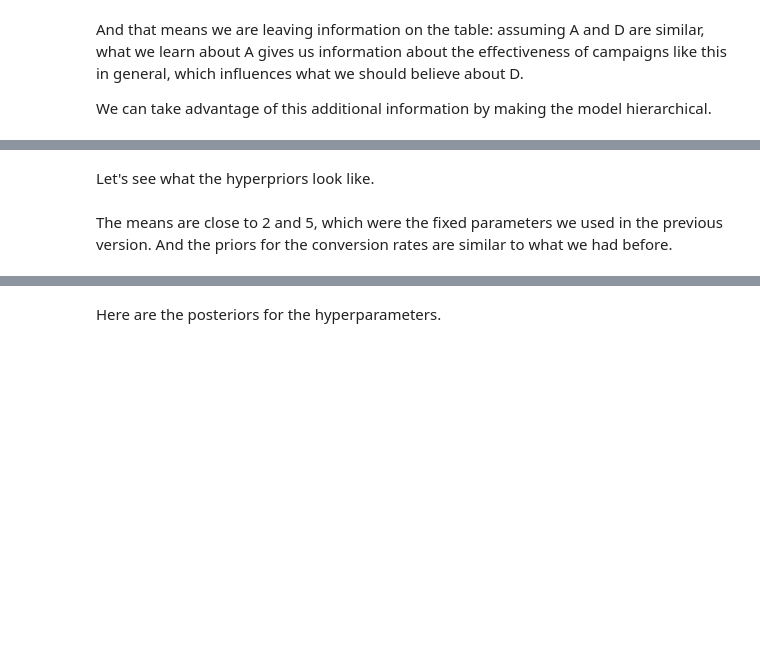
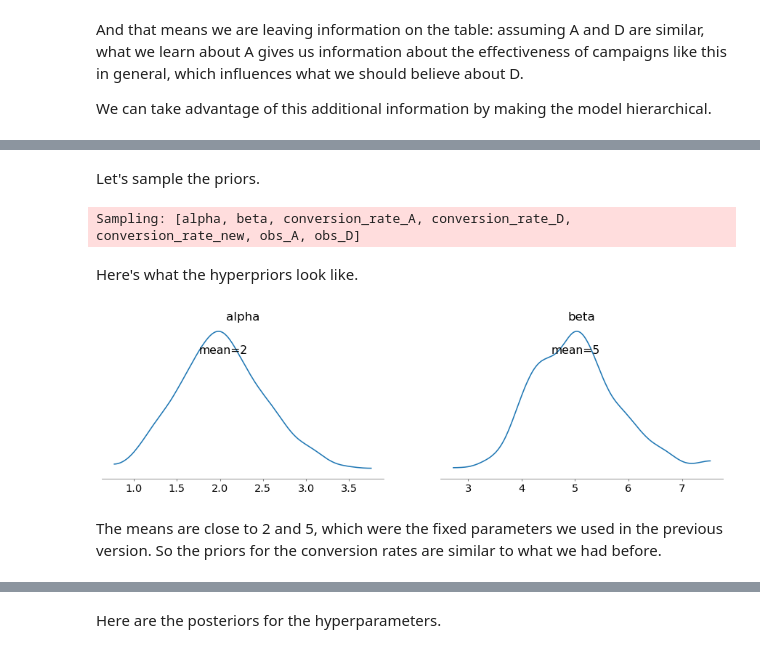
Before and after one commit to AllenDowney/BDAwithPyMC, a Jupyter notebook: solutions/01_beta_binomial.ipynb, the cells around one changed output, grey strips where cells are left out. Cells and saved outputs as stored; diff of their text form; code cells hidden in the pictures; blank space fills up the shorter version.

```diff
--- a/solutions/01_beta_binomial.ipynb
+++ b/solutions/01_beta_binomial.ipynb
@@ -251,7 +298,12 @@ When we run a campaign, we'll update this dictionary with the number of people w
-# %%
-def run_campaign(d, n=100):
-    d['n'] += n
-    d['k'] += binomial_dist.rvs(n=n, p=d['p'])
+# %%
+def run_campaign(d, n=100):
+    # Draw the number of successes for this campaign
+    dist = pm.Binomial.dist(n=n, p=d["p"])
+    k = pm.draw(dist)
+
+    # Update totals
+    d["n"] += n
+    d["k"] += k
 # %% [markdown]
 As an example, suppose we send version A to 100 people.
 # %%
@@ -475,6 +583,9 @@ with pm.Model() as model_hierarchical:
     conversion_rate_A = pm.Beta("conversion_rate_A", alpha, beta)
     conversion_rate_D = pm.Beta("conversion_rate_D", alpha, beta)
 
+    # come back and add this later
+    conversion_rate_new = pm.Beta("conversion_rate_new", alpha, beta)
+
     # Likelihoods for observed data
-    pm.Binomial("obs_A", p=conversion_rate_A, n=A['n'], observed=A['k'])
-    pm.Binomial("obs_D", p=conversion_rate_D, n=D['n'], observed=D['k'])
+    pm.Binomial("obs_A", p=conversion_rate_A, n=A["n"], observed=A["k"])
+    pm.Binomial("obs_D", p=conversion_rate_D, n=D["n"], observed=D["k"])
@@ -505,10 +598,19 @@ idata6 = run_samplers(model_hierarchical)
+# %% [markdown]
+Let's sample the priors.
+# %%
+with model_hierarchical:
+    prior_idata6 = pm.sample_prior_predictive()
+# %% [output]
+Sampling: [alpha, beta, conversion_rate_A, conversion_rate_D, conversion_rate_new, obs_A, obs_D]
 # %% [markdown]
-Let's see what the hyperpriors look like.
+Here's what the hyperpriors look like.
 # %%
-hyperparameters = ['alpha', 'beta']
-plot_prior(idata6, var_names=hyperparameters);
+hyperparameters = ["alpha", "beta"]
+plot_prior(prior_idata6, var_names=hyperparameters);
+# %% [output]
+[figure, added]
 # %% [markdown]
 The means are close to 2 and 5, which were the fixed parameters we used in the previous version.
-And the priors for the conversion rates are similar to what we had before.
+So the priors for the conversion rates are similar to what we had before.
 # %%
 parameters = ['conversion_rate_A', 'conversion_rate_D']
```
Also changed, not shown: parts of 95 cells of this notebook, 1 other file.
